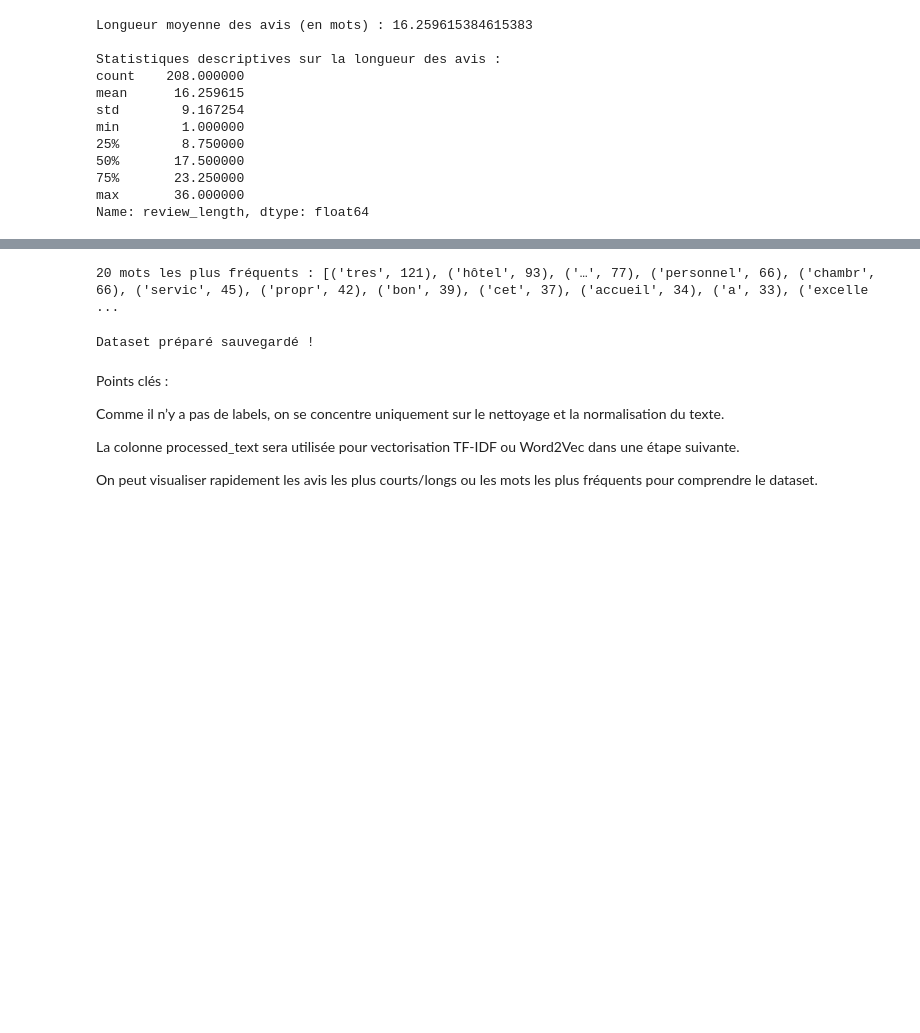
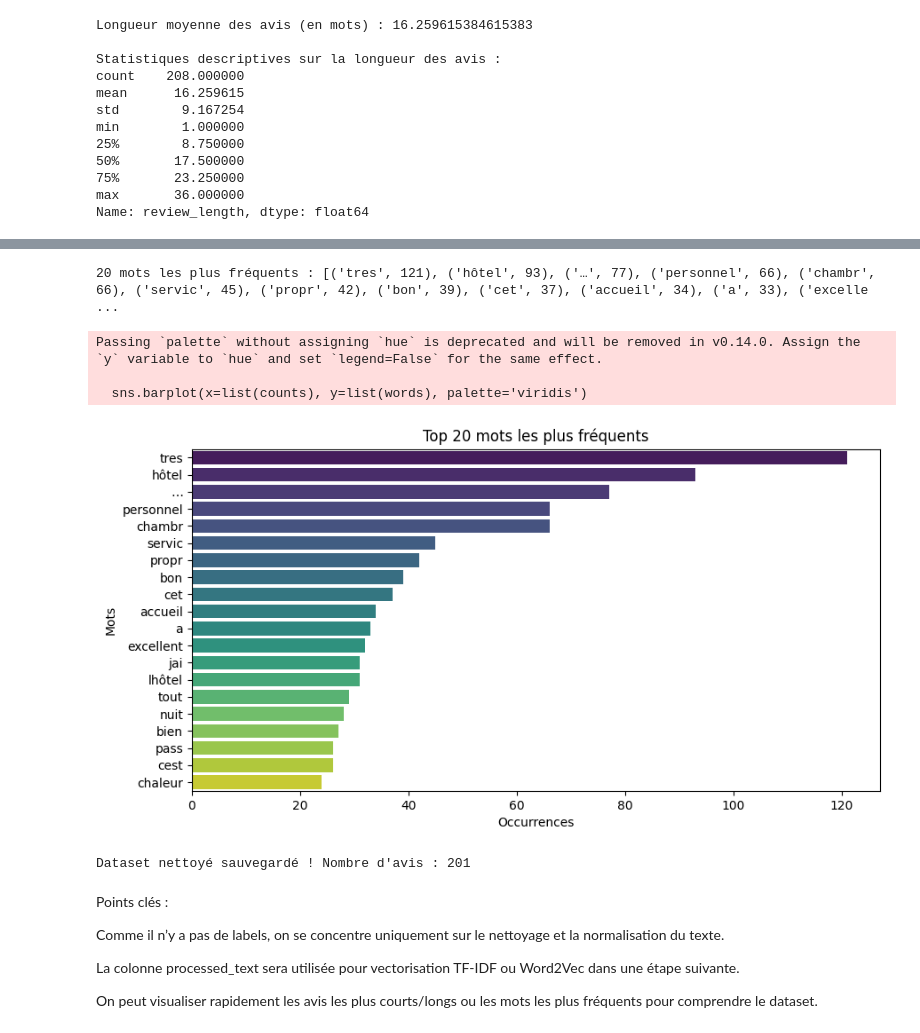
Before and after one commit to BenAmorHanine/ML--Customers_Review_Analysis, a Jupyter notebook: 03_Data_prep.ipynb, the cells around one changed output, grey strips where cells are left out. Cells and saved outputs as stored; diff of their text form; code cells hidden in the pictures; blank space fills up the shorter version.

Commit message:
data prep nb cleaned

```diff
--- a/03_Data_prep.ipynb
+++ b/03_Data_prep.ipynb
@@ -124,18 +133,28 @@ plt.show()
 # %%
-
 # mots les plus fréquents
 from collections import Counter
 all_words = [word for tokens in df['processed_text'] for word in tokens]
 most_common = Counter(all_words).most_common(20)
 print("20 mots les plus fréquents :", most_common)
+words, counts = zip(*most_common)
+plt.figure(figsize=(10,5))
+sns.barplot(x=list(counts), y=list(words), palette='viridis')
+plt.title("Top 20 mots les plus fréquents")
+plt.xlabel("Occurrences")
+plt.ylabel("Mots")
+plt.show()
 # %% [output]
 20 mots les plus fréquents : [('tres', 121), ('hôtel', 93), ('…', 77), ('personnel', 66), ('chambr', 66), ('servic', 45), ('propr', 42), ('bon', 39), ('cet', 37), ('accueil', 34), ('a', 33), ('excelle ...
+Passing `palette` without assigning `hue` is deprecated and will be removed in v0.14.0. Assign the `y` variable to `hue` and set `legend=False` for the same effect.
+
+  sns.barplot(x=list(counts), y=list(words), palette='viridis')
+[figure, added]
-# %%
-df_clean = df[['processed_text']].dropna()
-df_clean.to_csv('cleaned_hotel_reviews.csv', index=False, encoding='utf-8')
-print("Dataset préparé sauvegardé !")
-# %% [output]
-Dataset préparé sauvegardé !
+# %%
+# 6. Sauvegarde du dataset nettoyé
+df_clean.to_csv('cleaned_hotel_reviews.csv', index=False, encoding='utf-8')
+print("Dataset nettoyé sauvegardé ! Nombre d'avis :", len(df_clean))
+# %% [output]
+Dataset nettoyé sauvegardé ! Nombre d'avis : 201
 # %% [markdown]
 Points clés :
 
```
Also changed, not shown: parts of 7 cells of this notebook, 2 other files.
